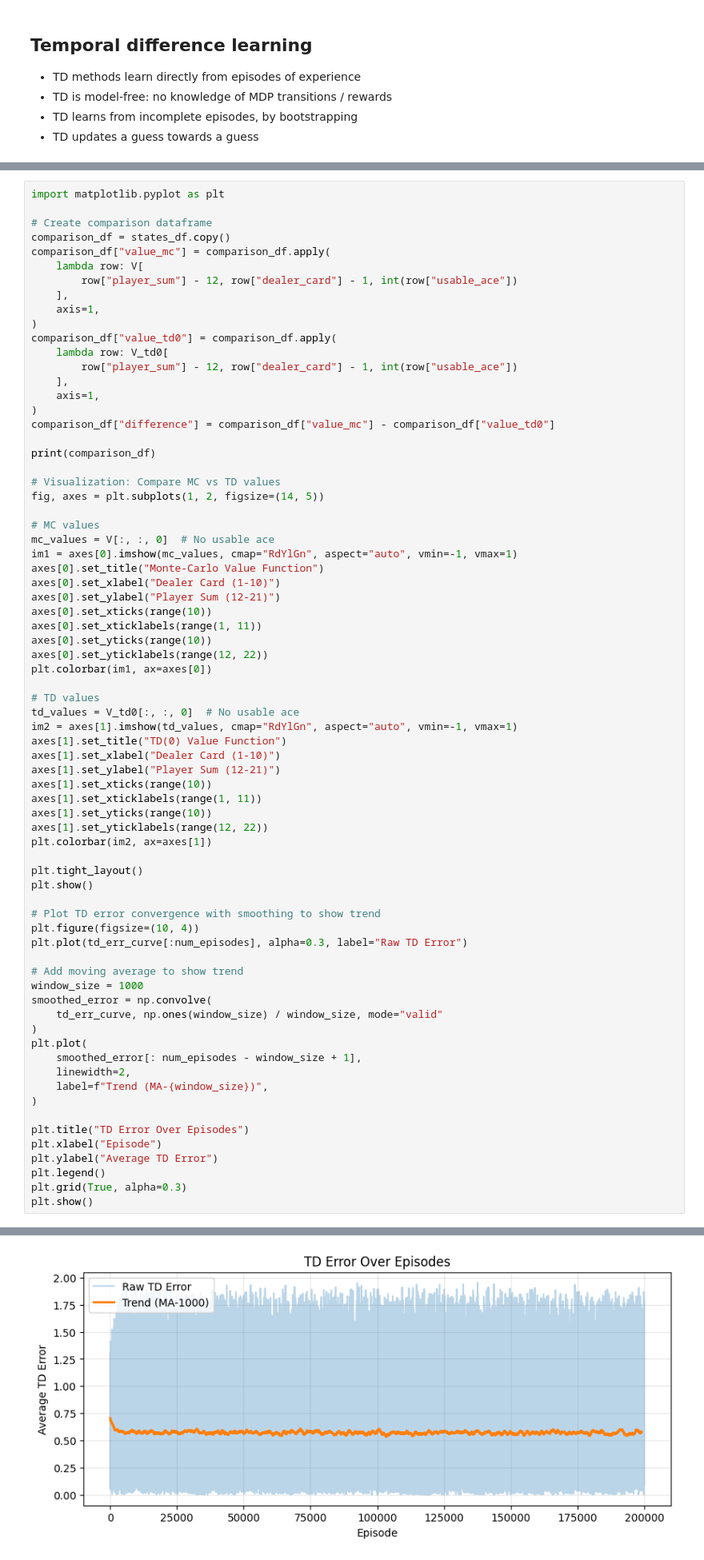
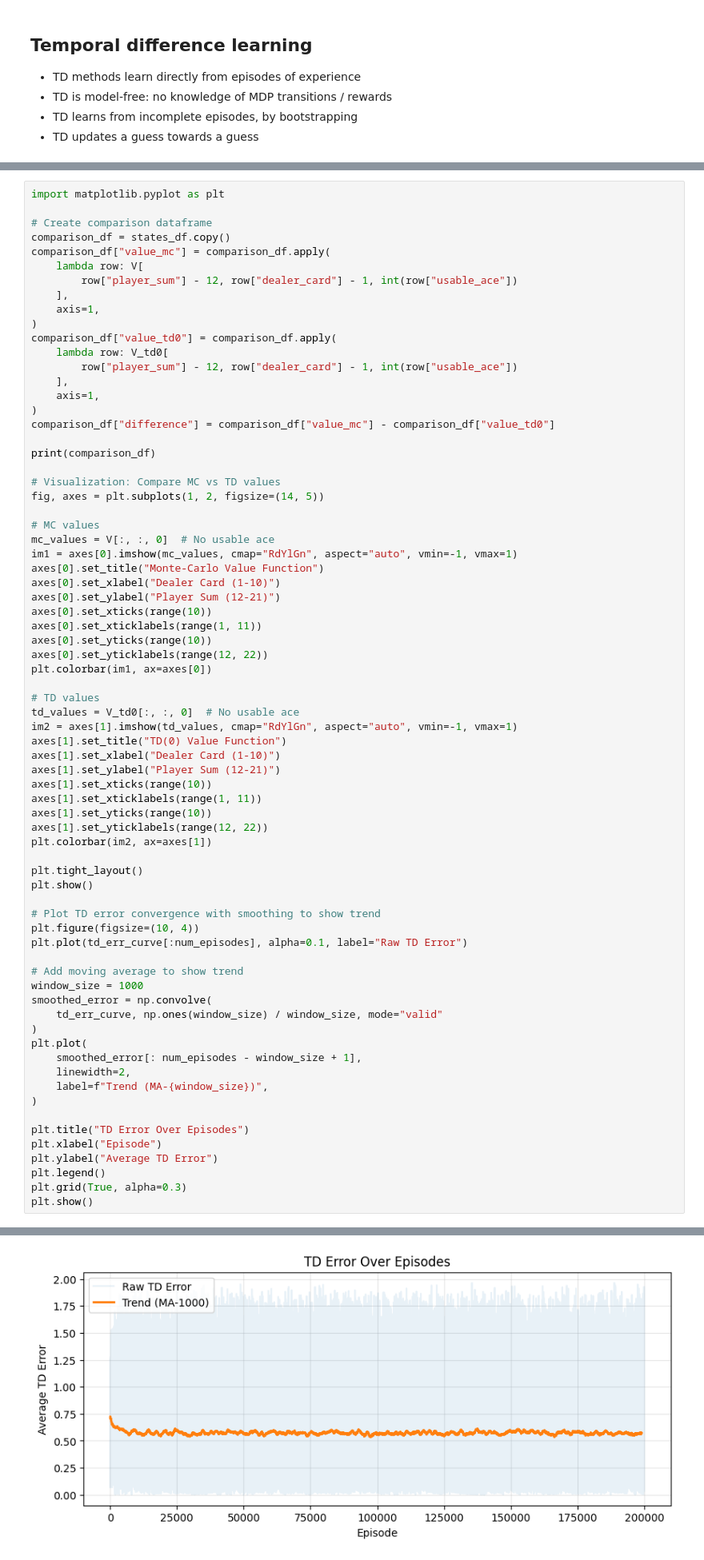
Before and after one commit to jean-kunz/cop_rl, a Jupyter notebook: nbks/1_4_model_free_predictions.ipynb, the cells around one changed output, grey strips where cells are left out. Shown at 80% size. Cells and saved outputs as stored; diff of their text form.

```diff
--- a/nbks/1_4_model_free_predictions.ipynb
+++ b/nbks/1_4_model_free_predictions.ipynb
@@ -616,7 +618,7 @@ plt.show()
 
 # Plot TD error convergence with smoothing to show trend
 plt.figure(figsize=(10, 4))
-plt.plot(td_err_curve[:num_episodes], alpha=0.3, label="Raw TD Error")
+plt.plot(td_err_curve[:num_episodes], alpha=0.1, label="Raw TD Error")
 
 # Add moving average to show trend
 window_size = 1000
@@ -657,4 +659,4 @@ plt.show()
-[figure, old version]
+[figure, new version]
 # %% [markdown]
 ### Advantages and Disadvantages of MC vs. TD
 
```
Also changed, not shown: parts of 4 cells of this notebook.
